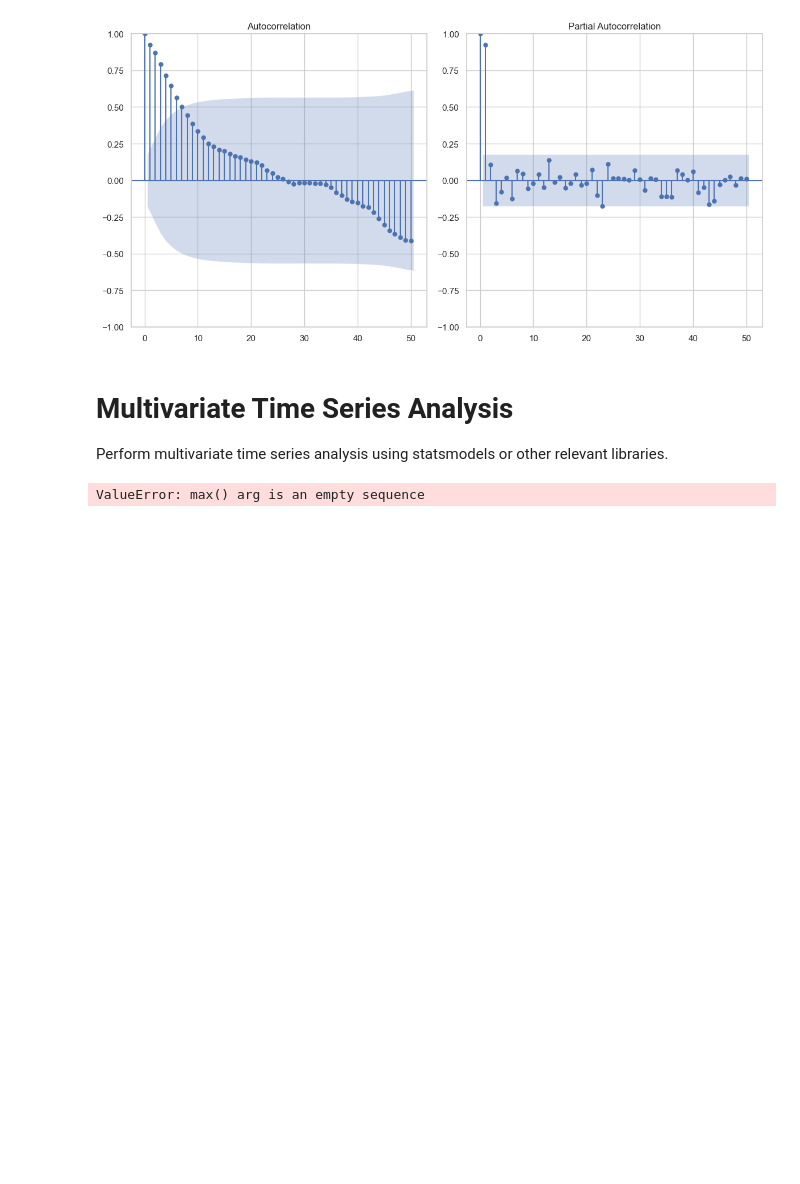
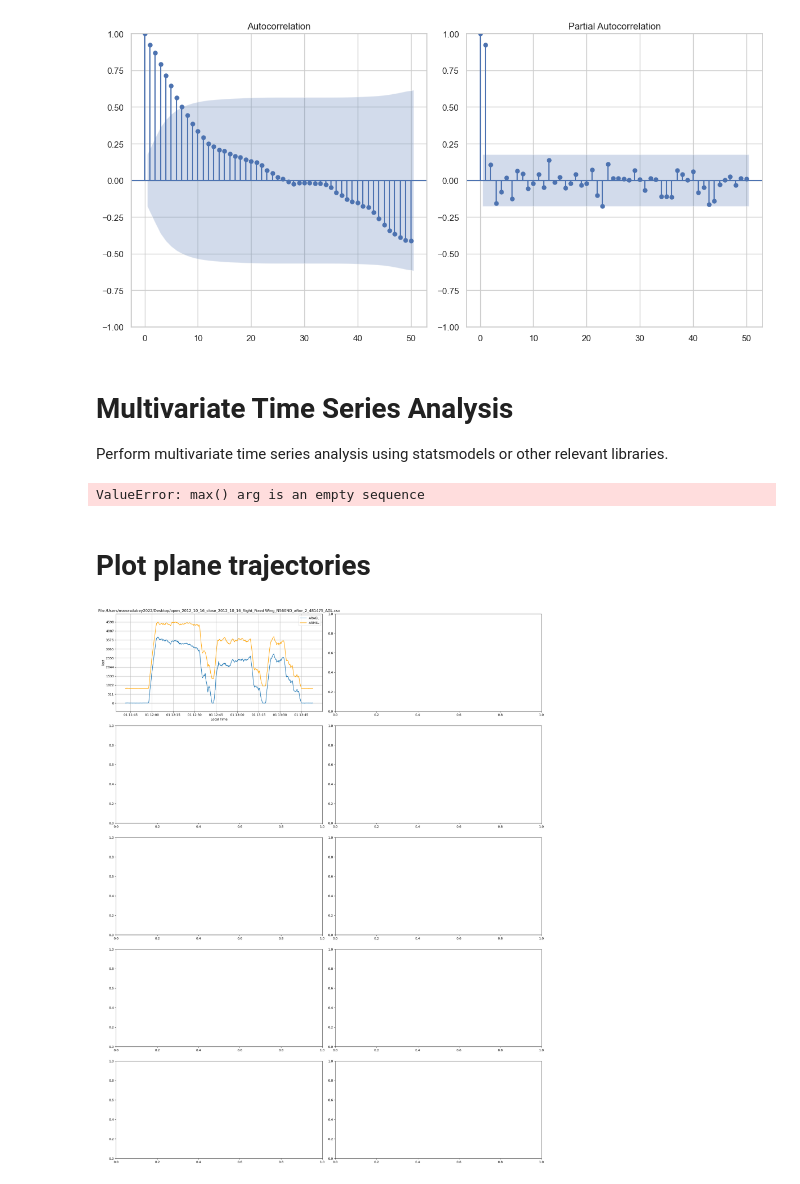
Before and after one commit to Dubeman/ngafid_anomaly_detection, a Jupyter notebook: C37.ipynb, the cells around one changed output. Cells and saved outputs as stored; diff of their text form; code cells hidden in the pictures; blank space fills up the shorter version.

```diff
--- a/C37.ipynb
+++ b/C37.ipynb
@@ -245,3 +245,52 @@ for i, column in enumerate(selected_features):
 plt.show()
 # %% [output]
 ValueError: max() arg is an empty sequence
+# %% [markdown]
+# Plot plane trajectories
+# %%
+import pandas as pd
+import matplotlib.pyplot as plt
+import numpy as np
+
+file_paths = ['/Users/manasdubey2022/Desktop/open_2012_10_16_close_2012_10_16_flight_Fixed Wing_N560ND_after_2_481475_AGL.csv', ]
+
+# Number of files to plot
+N_FILES = len(file_paths)
+
+# Create a tile-based plot for all files in file_paths
+fig, axs = plt.subplots(nrows=5, ncols=2, figsize=(20, 25))
+
+for i, file in enumerate(file_paths[:N_FILES]):
+    df = pd.read_csv(file)
+    # Strip the leading and trailing whitespaces from the column names
+    df.columns = df.columns.str.strip()
+    # Strip the leading and trailing whitespaces from the 'Lcl Time' field and convert to datetime format
+    df['Lcl Time'] = pd.to_datetime(df['Lcl Time'].str.strip(), format='%H:%M:%S')
+    # Convert 'AltAGL' to numeric, setting errors='coerce' to handle non-numeric values
+    df['AltAGL'] = pd.to_numeric(df['AltAGL'], errors='coerce')
+
+    # Remove NaN values from 'AltAGL'
+    df = df.dropna(subset=['AltAGL'])
+
+    row = i // 2
+    col = i % 2
+    axs[row, col].plot(df['Lcl Time'], df['AltAGL'], label='AltAGL')
+    axs[row, col].plot(df['Lcl Time'], df['AltMSL'], color='orange', label='AltMSL')
+    axs[row, col].set_title(f'File {file}')
+    axs[row, col].set_xlabel('Local Time')
+    axs[row, col].set_ylabel('Feet')
+    axs[row, col].grid(True)
+    axs[row, col].legend()
+
+    # Set Y-axis limits and ticks
+    if not df['AltAGL'].empty:
+        y_min = df['AltAGL'].min()
+        y_max = df['AltMSL'].max()
+        y_range = y_max - y_min
+        axs[row, col].set_ylim(y_min - 0.1 * y_range, y_max + 0.1 * y_range)
+        axs[row, col].set_yticks(np.linspace(y_min, y_max, num=10))
+
+plt.tight_layout()
+plt.show()
+# %% [output]
+[figure, added]
```
Also changed, not shown: 8 other files.
